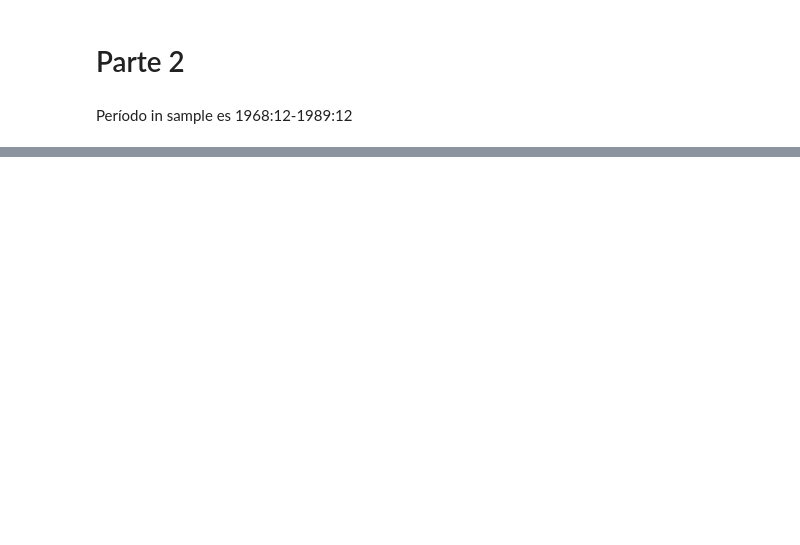
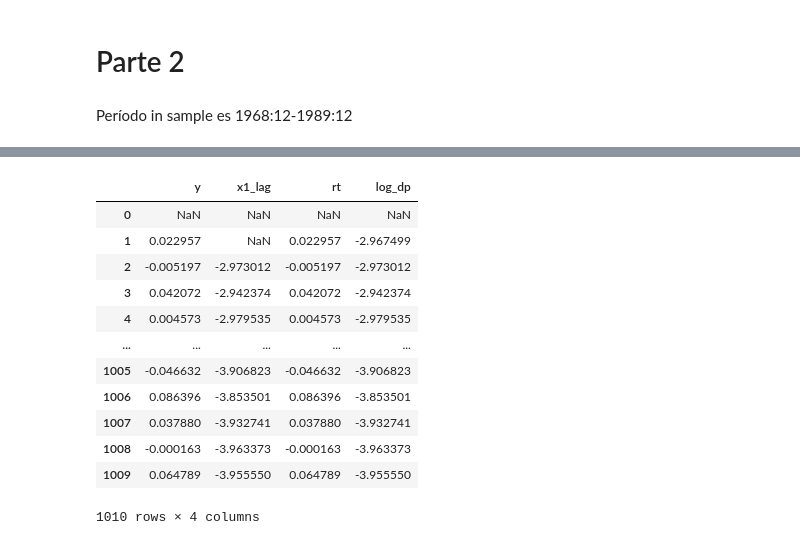
Before and after one commit to ElChololo/Inversiones_Tarea2, a Jupyter notebook: Python/Jupyter Tarea II.ipynb, the cells around one changed output, grey strips where cells are left out. Saved outputs shown, nothing was run; the diff lists cells and outputs as text; code cells hidden in the pictures; blank space fills up the shorter version.

```diff
--- a/Python/Jupyter Tarea II.ipynb
+++ b/Python/Jupyter Tarea II.ipynb
@@ -352,0 +470,28 @@ R_2_os_dict
+# %%
+aux_crsp=df["crsp_spvw"][1:].reset_index().drop('index',axis=1)
+
+
+aux_rfree=df["rfree"][:-1].reset_index().drop('index',axis=1)
+
+aux_rt = np.log(1+aux_crsp["crsp_spvw"]) - np.log(1+aux_rfree["rfree"])
+df["rt"] = pd.concat([pd.Series(np.nan),pd.Series(aux_rt)]).reset_index().drop('index',axis=1)
+df["rt"]=df["rt"]
+log_dp = np.log(df["d12"])-np.log(df["sp500"])
+log_dp[1:]=log_dp[:-1]
+log_dp[0]=np.nan
+df["log_dp"] =log_dp
+df.loc[:,["y","x1_lag","rt","log_dp"]]
+# %% [output]
+|  | y | x1_lag | rt | log_dp |
+| 0 | NaN | NaN | NaN | NaN |
+| 1 | 0.022957 | NaN | 0.022957 | -2.967499 |
+| 2 | -0.005197 | -2.973012 | -0.005197 | -2.973012 |
+| 3 | 0.042072 | -2.942374 | 0.042072 | -2.942374 |
+| 4 | 0.004573 | -2.979535 | 0.004573 | -2.979535 |
+| ... | ... | ... | ... | ... |
+| 1005 | -0.046632 | -3.906823 | -0.046632 | -3.906823 |
+| 1006 | 0.086396 | -3.853501 | 0.086396 | -3.853501 |
+| 1007 | 0.037880 | -3.932741 | 0.037880 | -3.932741 |
+| 1008 | -0.000163 | -3.963373 | -0.000163 | -3.963373 |
+| 1009 | 0.064789 | -3.955550 | 0.064789 | -3.955550 |
+1010 rows × 4 columns
```
Also changed, not shown: parts of 18 cells of this notebook, 1 other file.
